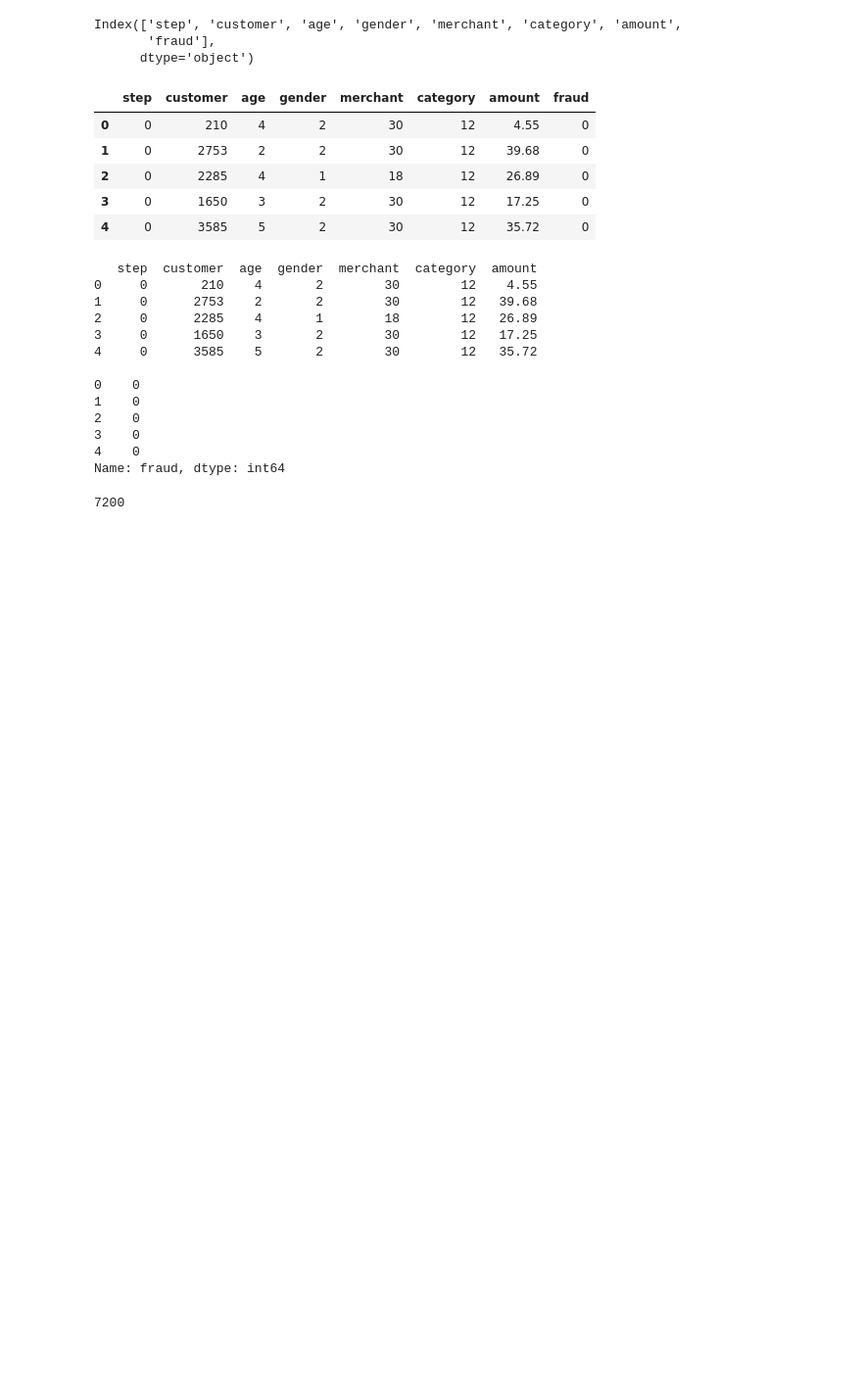
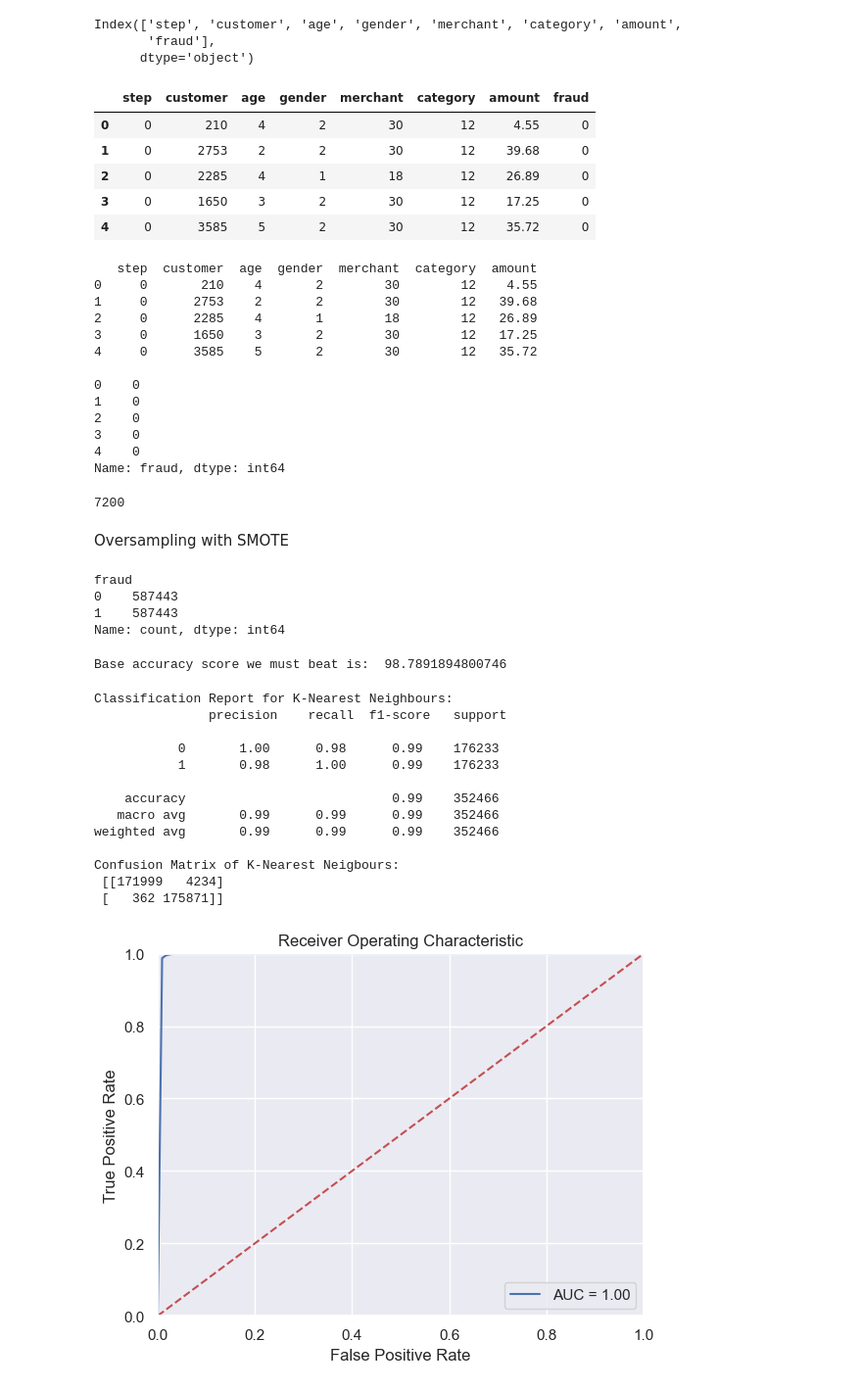
Before and after one commit to bpranav21/fraud-detection, a Jupyter notebook: Fraud Detection.ipynb, the cells around one changed output. Shown at 98% size. Cells and saved outputs as stored; diff of their text form; code cells hidden in the pictures; blank space fills up the shorter version.

```diff
--- a/Fraud Detection.ipynb
+++ b/Fraud Detection.ipynb
@@ -192,3 +192,69 @@ Name: fraud, dtype: int64
 y[y==1].count()
 # %% [output]
 7200
+# %% [markdown]
+Oversampling with SMOTE
+# %%
+sm = SMOTE(random_state=42)
+X_res, y_res = sm.fit_resample(X, y)
+y_res = pd.DataFrame(y_res)
+print(y_res.iloc[:, 0].value_counts())
+# %% [output]
+fraud
+0    587443
+1    587443
+Name: count, dtype: int64
+# %%
+X_train, X_test, y_train, y_test = train_test_split(X_res,y_res,test_size=0.3,random_state=42,shuffle=True,stratify=y_res)
+# %%
+# %% Function for plotting ROC_AUC curve
+
+def plot_roc_auc(y_test, preds):
+    '''
+    Takes actual and predicted(probabilities) as input and plots the Receiver
+    Operating Characteristic (ROC) curve
+    '''
+    fpr, tpr, threshold = roc_curve(y_test, preds)
+    roc_auc = auc(fpr, tpr)
+    plt.title('Receiver Operating Characteristic')
+    plt.plot(fpr, tpr, 'b', label = 'AUC = %0.2f' % roc_auc)
+    plt.legend(loc = 'lower right')
+    plt.plot([0, 1], [0, 1],'r--')
+    plt.xlim([0, 1])
+    plt.ylim([0, 1])
+    plt.ylabel('True Positive Rate')
+    plt.xlabel('False Positive Rate')
+    plt.show()
+# %%
+# The base score should be better than predicting always non-fraduelent
+print("Base accuracy score we must beat is: ",
+      df_non_fraud.fraud.count()/ np.add(df_non_fraud.fraud.count(),df_fraud.fraud.count()) * 100)
+# %% [output]
+Base accuracy score we must beat is:  98.7891894800746
+# %%
+# %% K Neigbors
+
+knn = KNeighborsClassifier(n_neighbors=5,p=1)
+
+knn.fit(X_train,y_train)
+y_pred = knn.predict(X_test)
+
+
+print("Classification Report for K-Nearest Neighbours: \n", classification_report(y_test, y_pred))
+print("Confusion Matrix of K-Nearest Neigbours: \n", confusion_matrix(y_test,y_pred))
+plot_roc_auc(y_test, knn.predict_proba(X_test)[:,1])
+# %% [output]
+Classification Report for K-Nearest Neighbours:
+               precision    recall  f1-score   support
+
+           0       1.00      0.98      0.99    176233
+           1       0.98      1.00      0.99    176233
+
+    accuracy                           0.99    352466
+   macro avg       0.99      0.99      0.99    352466
+weighted avg       0.99      0.99      0.99    352466
+
+Confusion Matrix of K-Nearest Neigbours:
+ [[171999   4234]
+ [   362 175871]]
+[figure, added]
```
Also changed, not shown: parts of 2 cells of this notebook.
